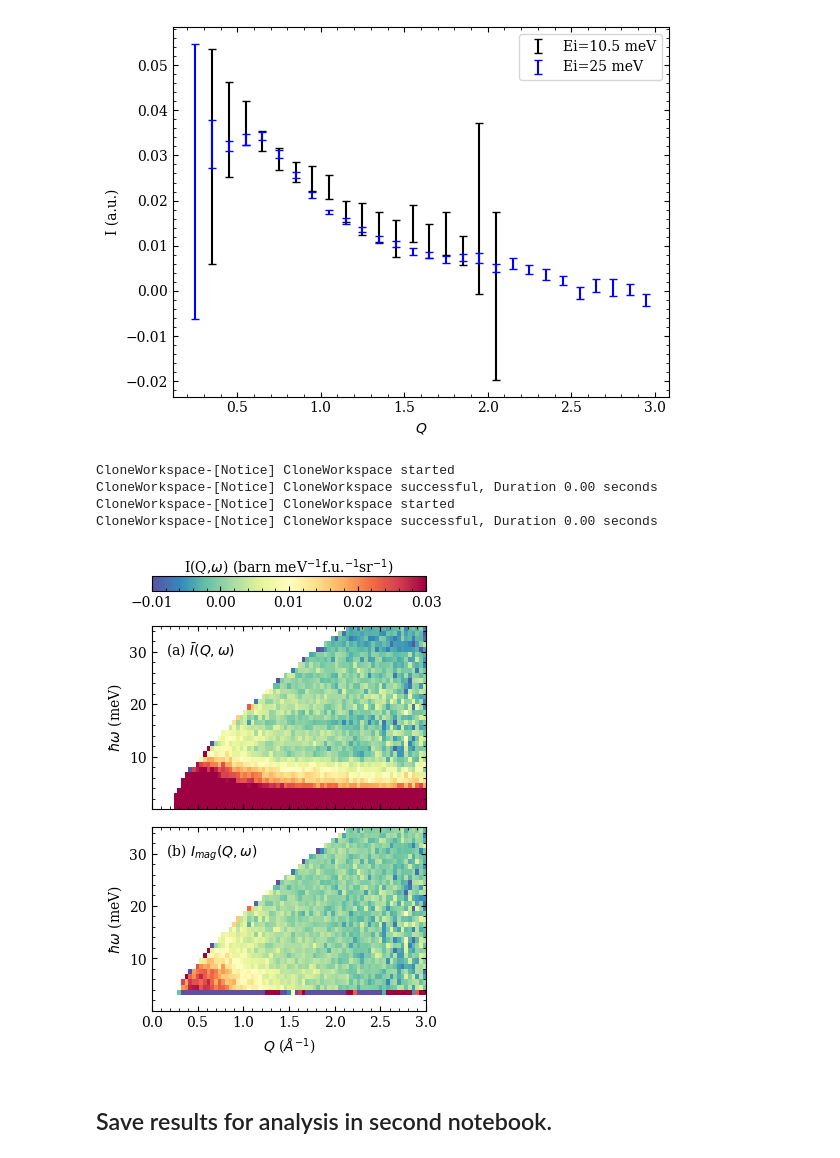
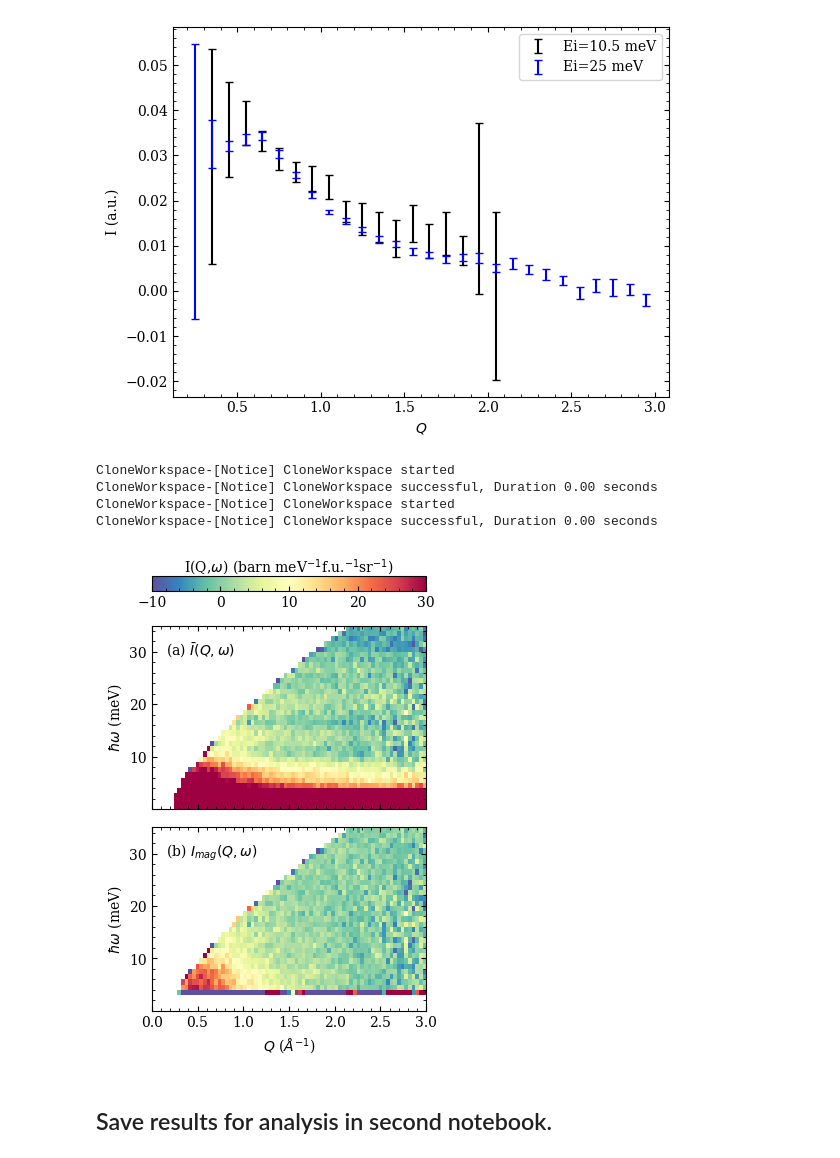
Before and after one commit to thallor1/Ba4NbRu3O12-Neutron-Analysis, a Jupyter notebook: BNRO_SEQUOIA_treatment.ipynb, the cells around one changed output. Saved outputs shown, nothing was run; the diff lists cells and outputs as text; code cells hidden in the pictures.

Commit message:
Update
Figure tweaks

```diff
--- a/BNRO_SEQUOIA_treatment.ipynb
+++ b/BNRO_SEQUOIA_treatment.ipynb
@@ -884,35 +922,35 @@ plot_Ei50_mag = bnrof.undo_normalize_MDHisto_event(plot_Ei50_mag)
 clim = 0.03
 ax[0].pcolormesh(plot_Ei50_presub,vmin=vmin,vmax=vmax,cmap=cmap,rasterized=True)
 ax[1].pcolormesh(plot_Ei50_mag,vmin=vmin,vmax=vmax,cmap=cmap,rasterized=True)
 ax[0].set_xlabel('')
 ax[1].set_xlabel('$Q$ ($\AA^{-1}$)')
 ax[0].set_ylabel('$\hbar\omega$ (meV)')
 ax[1].set_ylabel('$\hbar\omega$ (meV)')
 ax[0].set_xlim(0,3)
 ax[0].set_ylim(0.01,35)
 #Add a colorbar
 cbar_ax = fig.add_axes([0.125,0.95,0.775,0.03])
 cbar_ax.tick_params(labelleft=False,labelbottom=False,labeltop=True)
 cmap=plt.get_cmap(cmap)
-norm=matplotlib.colors.Normalize(vmin=vmin,vmax=vmax)
+norm=matplotlib.colors.Normalize(vmin=vmin*1e3,vmax=vmax*1e3)
 cbar_ax.text(0.5,1.55,'I(Q,'+r'$\omega$'+') (barn '+r'meV$^{-1}$'+r'f.u.$^{-1}$'+r'sr$^{-1}$)',
              horizontalalignment='center',verticalalignment='center',transform=cbar_ax.transAxes,fontsize=10)
 sm = plt.cm.ScalarMappable(cmap=cmap,norm=norm)
 sm.set_array([])
 cb = matplotlib.colorbar.ColorbarBase(cbar_ax,cmap=cmap,norm=norm,orientation='horizontal')
 
 ax[0].text(0.05,0.92,r'(a) $\bar{I}(Q,\omega)$',transform=ax[0].transAxes,
            verticalalignment='top',horizontalalignment='left')
 ax[1].text(0.05,0.92,r'(b) $I_{mag}(Q,\omega)$',transform=ax[1].transAxes,
            verticalalignment='top',horizontalalignment='left')
 
 fig.savefig('SEQ_figs/SEQ_Qsub_compare.pdf',bbox_inches='tight',dpi=300)
 # %% [output]
 CloneWorkspace-[Notice] CloneWorkspace started
 CloneWorkspace-[Notice] CloneWorkspace successful, Duration 0.00 seconds
 CloneWorkspace-[Notice] CloneWorkspace started
 CloneWorkspace-[Notice] CloneWorkspace successful, Duration 0.00 seconds
-[figure, old version]
+[figure, new version]
 # %% [markdown]
 ## Save results for analysis in second notebook.
 # %%
```
Also changed, not shown: parts of 3 cells of this notebook, 3 other files.
